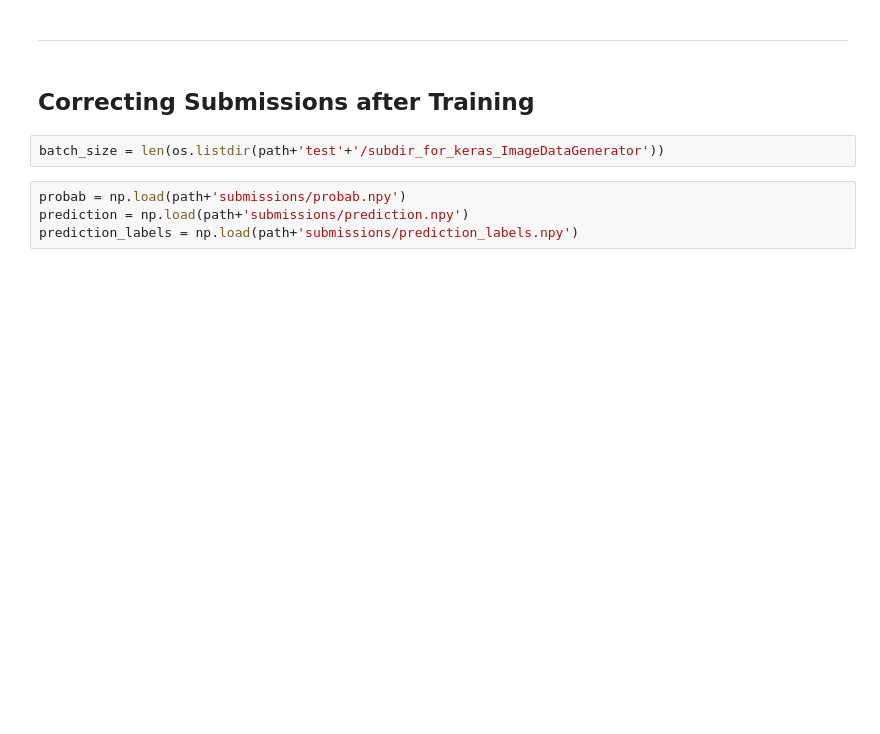
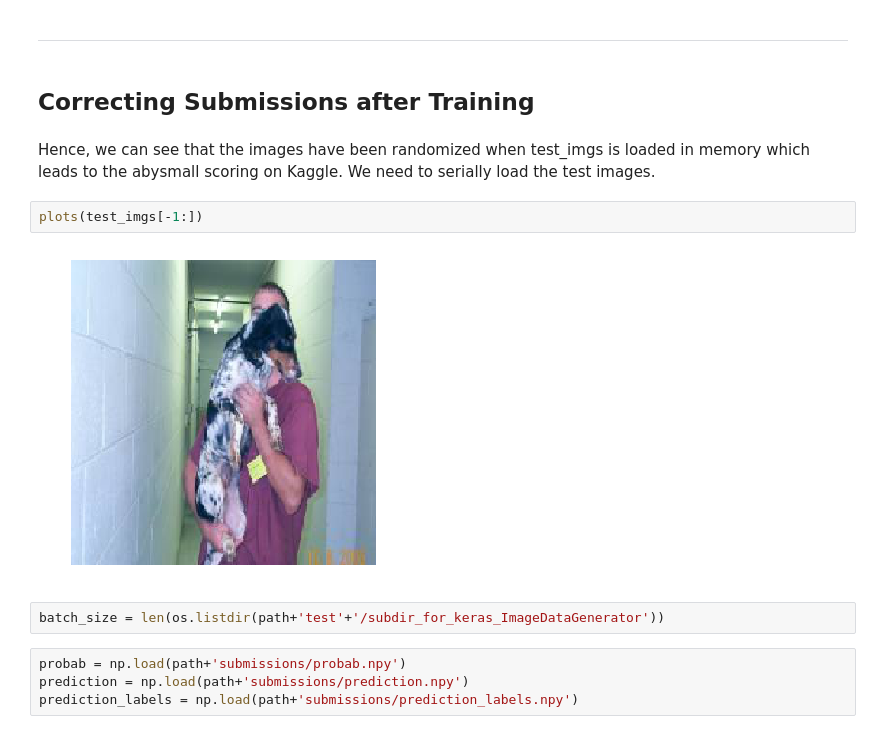
Before and after one commit to AmanDaVinci/DeepLabs, a Jupyter notebook: notebooks/Deep Vision.ipynb, the cells around one changed output. Saved outputs shown, nothing was run; the diff lists cells and outputs as text; blank space fills up the shorter version.

Commit message:
Found the problem causing low kaggle score

```diff
--- a/notebooks/Deep Vision.ipynb
+++ b/notebooks/Deep Vision.ipynb
@@ -161,6 +161,12 @@ np.savetxt(path+'submissions/submission_prob.csv', submission_array_prob, delimi
 ___
 # %% [markdown]
 ## Correcting Submissions after Training
+# %% [markdown]
+Hence, we can see that the images have been randomized when test_imgs is loaded in memory which leads to the abysmall scoring on Kaggle. We need to serially load the test images.
+# %%
+plots(test_imgs[-1:])
+# %% [output]
+[figure, added]
 # %%
 batch_size = len(os.listdir(path+'test'+'/subdir_for_keras_ImageDataGenerator'))
 # %%
```
